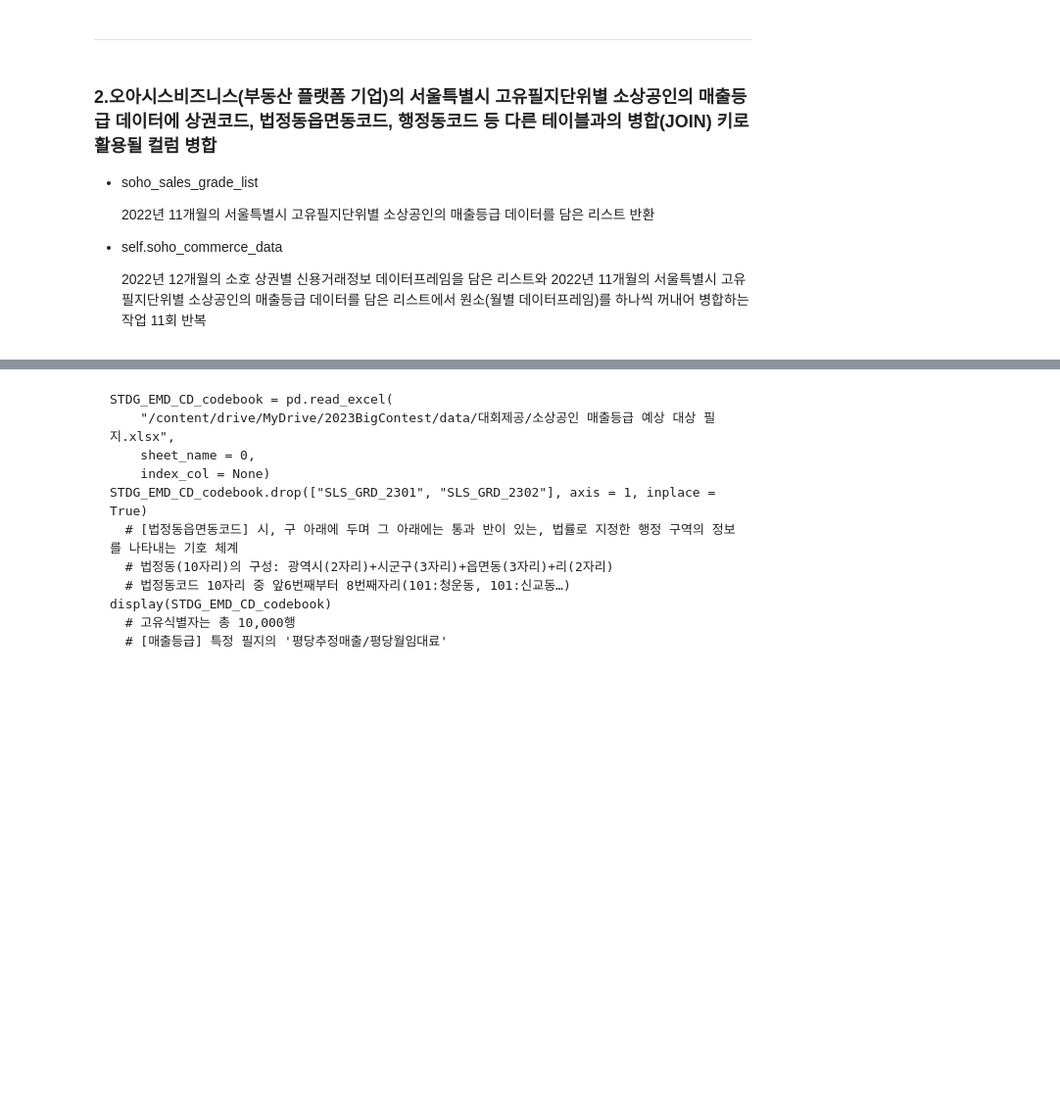
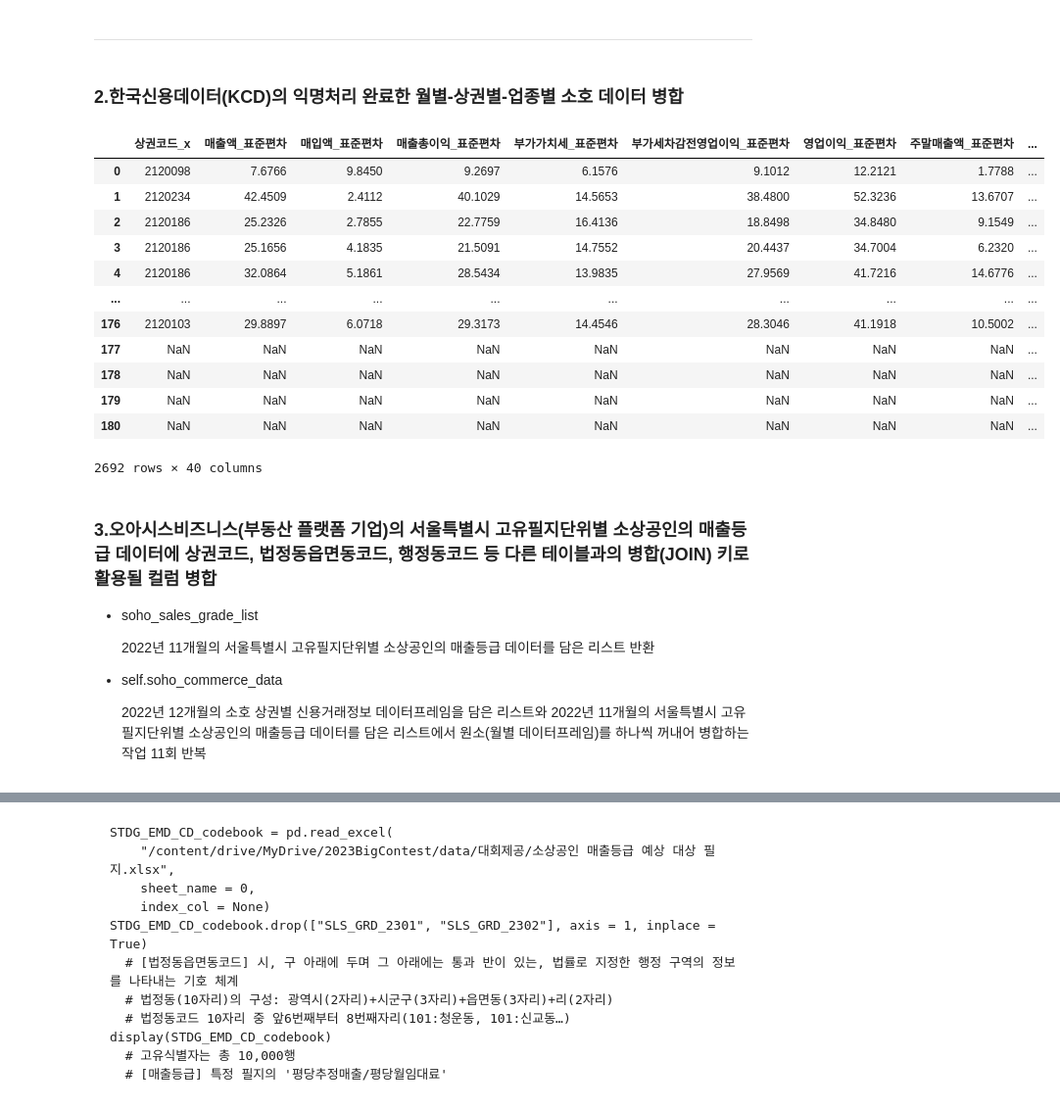
Before and after one commit to Gayeon6423/2023BigContest, a Jupyter notebook: [KCD_SOHO]_DATA_MERGE.ipynb, the cells around one changed output, grey strips where cells are left out. Shown at 98% size. Drawn from its saved outputs; the diff is of its cells as text; code cells hidden in the pictures; blank space fills up the shorter version.

```diff
--- a/[KCD_SOHO]_DATA_MERGE.ipynb
+++ b/[KCD_SOHO]_DATA_MERGE.ipynb
@@ -247,2 +325,4 @@ memory usage: 12.0+ KB
 # %% [markdown]
 ---
+# %% [markdown]
+### 2.한국신용데이터(KCD)의 익명처리 완료한 월별-상권별-업종별 소호 데이터 병합
@@ -248,0 +368,25 @@ memory usage: 12.0+ KB
+# %%
+CrossJoin = JoinData(SOHO_INCOME_DATA_LIST, SOHO_BUSINESS_DATA_LIST, SOHO_METAINFO_DATA_LIST, SOHO_STANDARDIZATION_DATA_LIST)
+# %%
+SOHO_MERGE_DATA_LIST = CrossJoin.mergeDataset()
+# %%
+SOHO_MERGE_DATA_LIST[0].info()
+pd.set_option("display.max_column", None)
+SOHO_MERGE_DATA_LIST[14]
+  # JOIN ERROR: DUPLICATE ROW
+# %%
+pd.concat(SOHO_MERGE_DATA_LIST)
+# %% [output]
+|  | 상권코드_x | 매출액_표준편차 | 매입액_표준편차 | 매출총이익_표준편차 | 부가가치세_표준편차 | 부가세차감전영업이익_표준편차 | 영업이익_표준편차 | 주말매출액_표준편차 | ... |
+| 0 | 2120098 | 7.6766 | 9.8450 | 9.2697 | 6.1576 | 9.1012 | 12.2121 | 1.7788 | ... |
+| 1 | 2120234 | 42.4509 | 2.4112 | 40.1029 | 14.5653 | 38.4800 | 52.3236 | 13.6707 | ... |
+| 2 | 2120186 | 25.2326 | 2.7855 | 22.7759 | 16.4136 | 18.8498 | 34.8480 | 9.1549 | ... |
+| 3 | 2120186 | 25.1656 | 4.1835 | 21.5091 | 14.7552 | 20.4437 | 34.7004 | 6.2320 | ... |
+| 4 | 2120186 | 32.0864 | 5.1861 | 28.5434 | 13.9835 | 27.9569 | 41.7216 | 14.6776 | ... |
+| ... | ... | ... | ... | ... | ... | ... | ... | ... | ... |
+| 176 | 2120103 | 29.8897 | 6.0718 | 29.3173 | 14.4546 | 28.3046 | 41.1918 | 10.5002 | ... |
+| 177 | NaN | NaN | NaN | NaN | NaN | NaN | NaN | NaN | ... |
+| 178 | NaN | NaN | NaN | NaN | NaN | NaN | NaN | NaN | ... |
+| 179 | NaN | NaN | NaN | NaN | NaN | NaN | NaN | NaN | ... |
+| 180 | NaN | NaN | NaN | NaN | NaN | NaN | NaN | NaN | ... |
+2692 rows × 40 columns
@@ -249,5 +395,5 @@ memory usage: 12.0+ KB
 # %% [markdown]
-### 2.오아시스비즈니스(부동산 플랫폼 기업)의 서울특별시 고유필지단위별 소상공인의 매출등급 데이터에 상권코드, 법정동읍면동코드, 행정동코드 등 다른 테이블과의 병합(JOIN) 키로 활용될 컬럼 병합
+### 3.오아시스비즈니스(부동산 플랫폼 기업)의 서울특별시 고유필지단위별 소상공인의 매출등급 데이터에 상권코드, 법정동읍면동코드, 행정동코드 등 다른 테이블과의 병합(JOIN) 키로 활용될 컬럼 병합
 
 * soho_sales_grade_list
 
```
Also changed, not shown: parts of 16 cells of this notebook.
